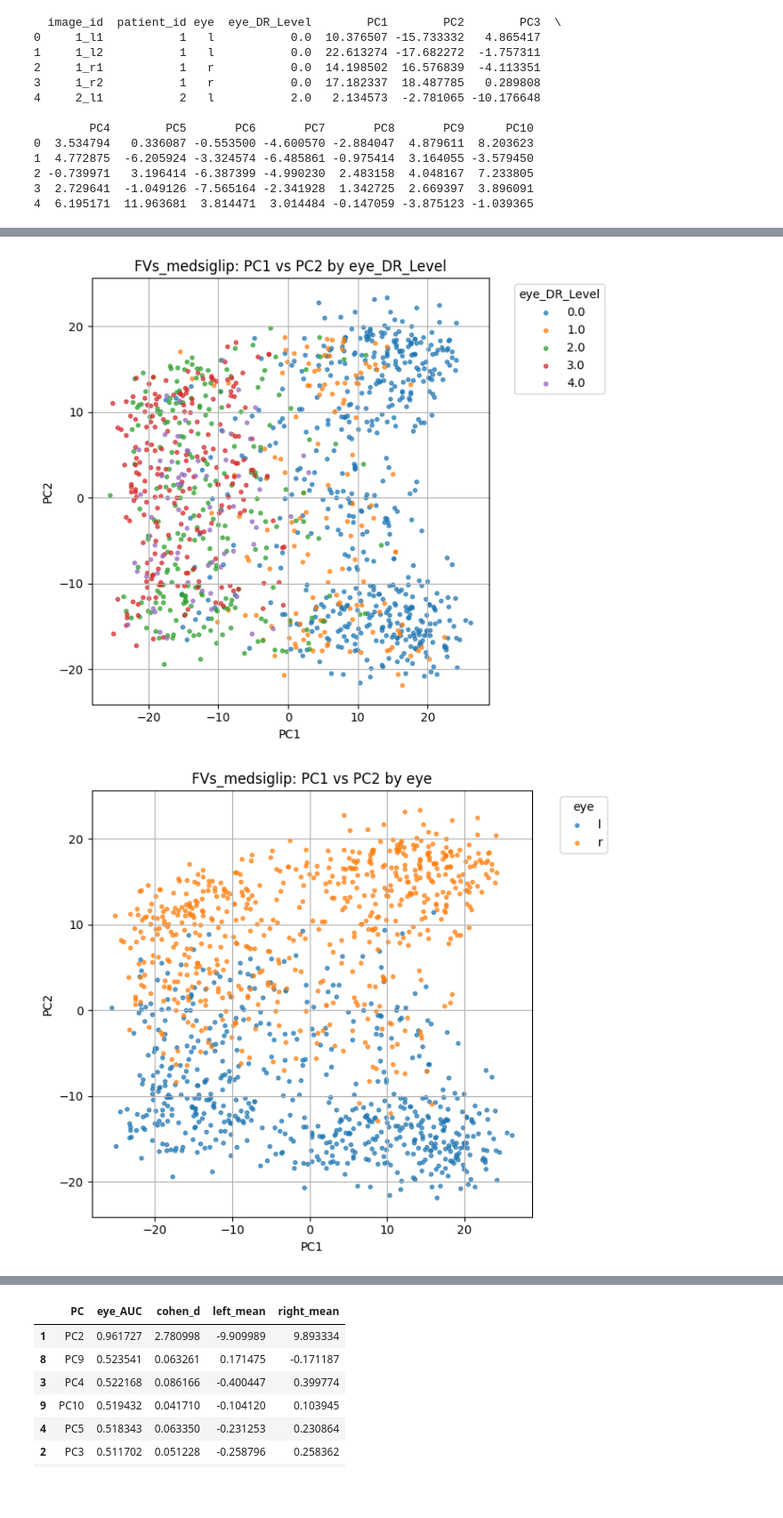
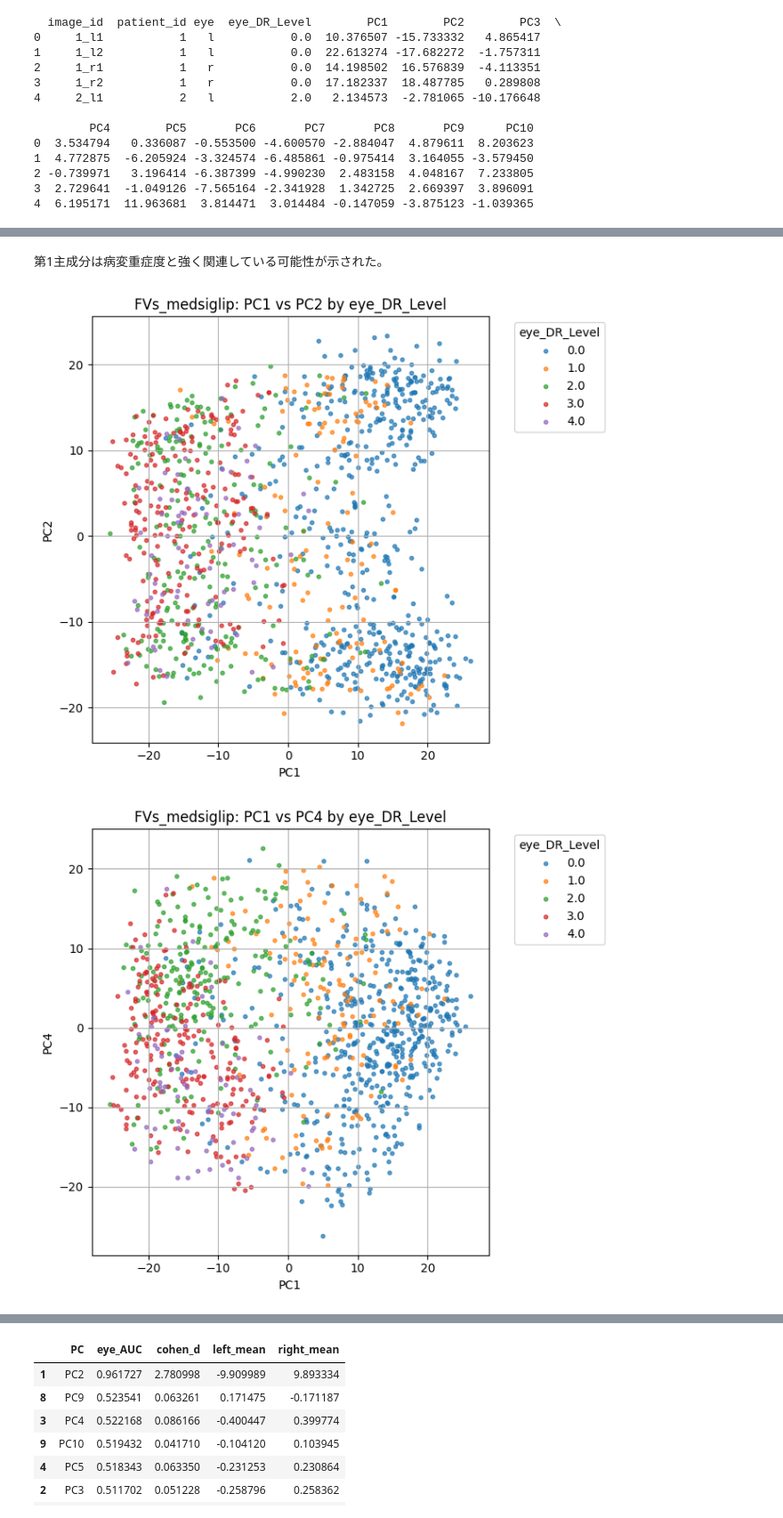
Before and after one commit to epsilonXR/test_DR, a Jupyter notebook: DR_grade_FVs_medsiglip_drvalid_PCA.ipynb, the cells around one changed output, grey strips where cells are left out. Shown at 89% size. Saved outputs shown, nothing was run; the diff lists cells and outputs as text; code cells hidden in the pictures; blank space fills up the shorter version.

```diff
--- a/DR_grade_FVs_medsiglip_drvalid_PCA.ipynb
+++ b/DR_grade_FVs_medsiglip_drvalid_PCA.ipynb
@@ -81,7 +92,7 @@ plt.show()
 # %%
 pca_df = meta_df.copy()
 
-for i in range(10):
+for i in range(Z.shape[1]):
     pca_df[f"PC{i+1}"] = Z[:, i]
 
 print(pca_df[["image_id", "patient_id", "eye", "eye_DR_Level", "PC1", "PC2", "PC3", "PC4", "PC5", "PC6", "PC7", "PC8", "PC9", "PC10"]].head())
@@ -102,3 +268,5 @@ print(pca_df[["image_id", "patient_id", "eye", "eye_DR_Level", "PC1", "PC2", "PC
+# %% [markdown]
+第1主成分は病変重症度と強く関連している可能性が示された。
 # %%
 # 定义画图函数
 def plot_pca_scatter(df, pc_x="PC1", pc_y="PC2", color_col="eye_DR_Level", title=None):
@@ -126,11 +294,13 @@ def plot_pca_scatter(df, pc_x="PC1", pc_y="PC2", color_col="eye_DR_Level", title
 # %%
 # 主成分1，2在各种成分上 的表现
 plot_pca_scatter(pca_df, "PC1", "PC2", "eye_DR_Level", f"{model_name}: PC1 vs PC2 by eye_DR_Level")
-plot_pca_scatter(pca_df, "PC1", "PC2", "eye", f"{model_name}: PC1 vs PC2 by eye")
-plot_pca_scatter(pca_df, "PC1", "PC2", "Overall quality", f"{model_name}: PC1 vs PC2 by Overall quality")
-plot_pca_scatter(pca_df, "PC1", "PC2", "Clarity", f"{model_name}: PC1 vs PC2 by Clarity")
-plot_pca_scatter(pca_df, "PC1", "PC2", "Field definition", f"{model_name}: PC1 vs PC2 by Field definition")
-plot_pca_scatter(pca_df, "PC1", "PC2", "Artifact", f"{model_name}: PC1 vs PC2 by Artifact")
+plot_pca_scatter(pca_df, "PC1", "PC4", "eye_DR_Level", f"{model_name}: PC1 vs PC4 by eye_DR_Level")
+plot_pca_scatter(pca_df, "PC3", "PC4", "eye_DR_Level", f"{model_name}: PC3 vs PC4 by eye_DR_Level")
+# plot_pca_scatter(pca_df, "PC1", "PC2", "eye", f"{model_name}: PC1 vs PC2 by eye")
+# plot_pca_scatter(pca_df, "PC1", "PC2", "Overall quality", f"{model_name}: PC1 vs PC2 by Overall quality")
+# plot_pca_scatter(pca_df, "PC1", "PC2", "Clarity", f"{model_name}: PC1 vs PC2 by Clarity")
+# plot_pca_scatter(pca_df, "PC1", "PC2", "Field definition", f"{model_name}: PC1 vs PC2 by Field definition")
+# plot_pca_scatter(pca_df, "PC1", "PC2", "Artifact", f"{model_name}: PC1 vs PC2 by Artifact")
 # %% [output]
 [figure]
-[figure, old version]
+[figure, new version]
```
Also changed, not shown: parts of 15 cells of this notebook, 3 other files.
